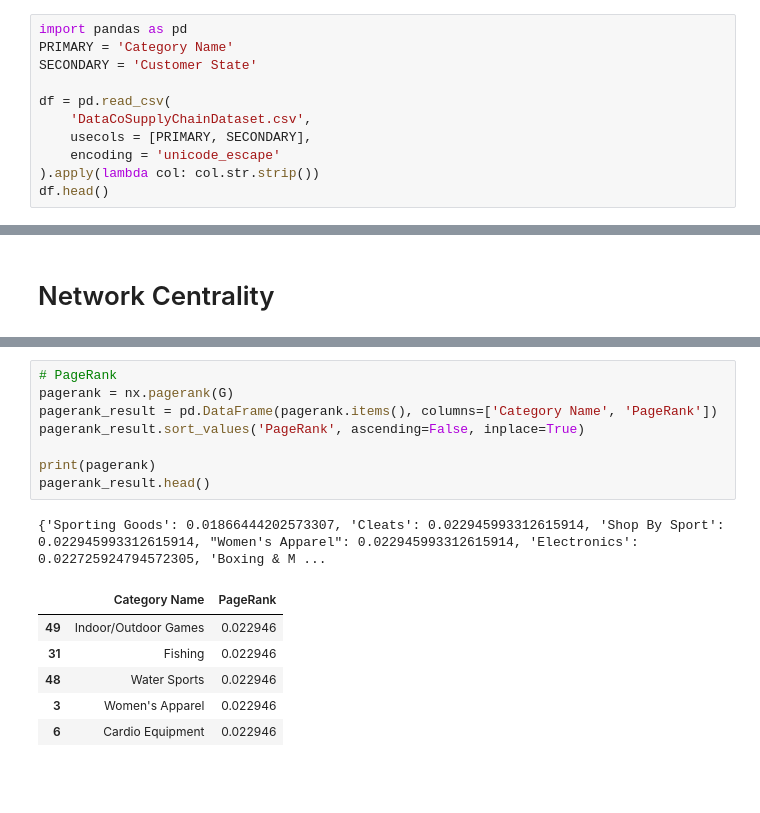
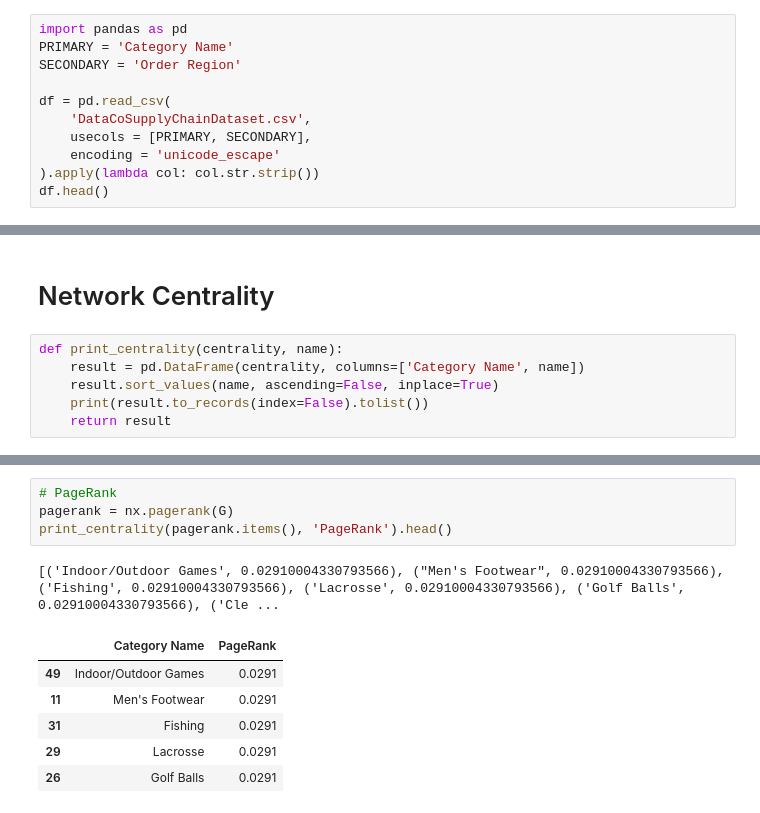
Before and after one commit to 18520339/social-network-analysis, a Jupyter notebook: source.ipynb, the cells around one changed output, grey strips where cells are left out. Drawn from its saved outputs; the diff is of its cells as text; blank space fills up the shorter version.

```diff
--- a/source.ipynb
+++ b/source.ipynb
@@ -4,7 +4,7 @@ plt.style.use('seaborn')
 # %%
 import pandas as pd
 PRIMARY = 'Category Name'
-SECONDARY = 'Customer State'
+SECONDARY = 'Order Region'
 
 df = pd.read_csv(
     'DataCoSupplyChainDataset.csv',
@@ -247,5 +256,11 @@ plt.show()
 # %% [markdown]
 # Network Centrality
+# %%
+def print_centrality(centrality, name):
+    result = pd.DataFrame(centrality, columns=['Category Name', name])
+    result.sort_values(name, ascending=False, inplace=True)
+    print(result.to_records(index=False).tolist())
+    return result
 # %%
 # Degree Centrality
 degree = nx.degree(G)
@@ -313,16 +312,12 @@ eigenvector_result.head()
 # %%
 # PageRank
 pagerank = nx.pagerank(G)
-pagerank_result = pd.DataFrame(pagerank.items(), columns=['Category Name', 'PageRank'])
-pagerank_result.sort_values('PageRank', ascending=False, inplace=True)
-
-print(pagerank)
-pagerank_result.head()
+print_centrality(pagerank.items(), 'PageRank').head()
 # %% [output]
-{'Sporting Goods': 0.01866444202573307, 'Cleats': 0.022945993312615914, 'Shop By Sport': 0.022945993312615914, "Women's Apparel": 0.022945993312615914, 'Electronics': 0.022725924794572305, 'Boxing & M ...
+[('Indoor/Outdoor Games', 0.02910004330793566), ("Men's Footwear", 0.02910004330793566), ('Fishing', 0.02910004330793566), ('Lacrosse', 0.02910004330793566), ('Golf Balls', 0.02910004330793566), ('Cle ...
 |  | Category Name | PageRank |
-| 49 | Indoor/Outdoor Games | 0.022946 |
-| 31 | Fishing | 0.022946 |
-| 48 | Water Sports | 0.022946 |
-| 3 | Women's Apparel | 0.022946 |
-| 6 | Cardio Equipment | 0.022946 |
+| 49 | Indoor/Outdoor Games | 0.0291 |
+| 11 | Men's Footwear | 0.0291 |
+| 31 | Fishing | 0.0291 |
+| 29 | Lacrosse | 0.0291 |
+| 26 | Golf Balls | 0.0291 |
```
Also changed, not shown: parts of 27 cells of this notebook.
